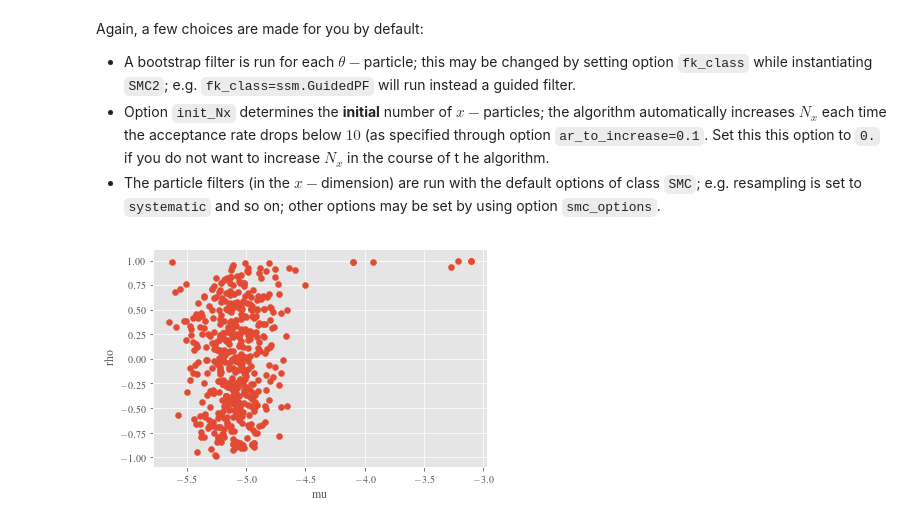
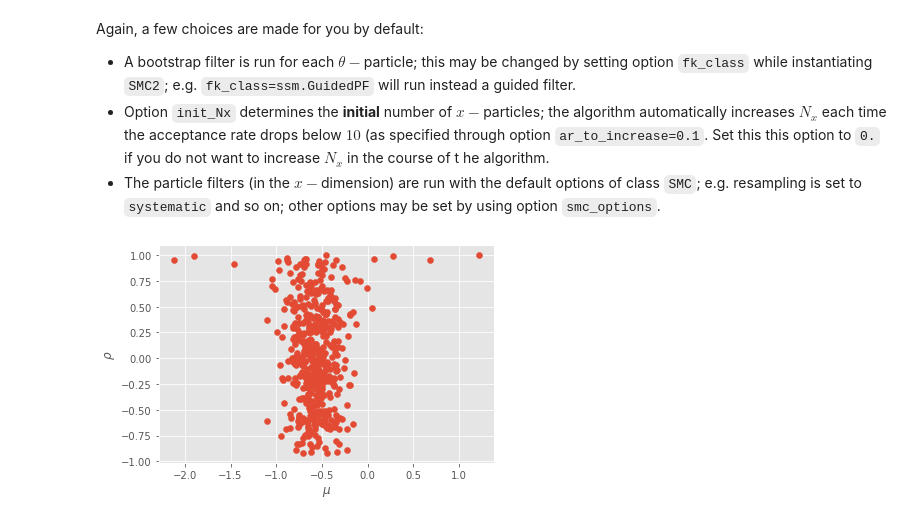
Before and after one commit to nchopin/particles, a Jupyter notebook: docs/source/notebooks/Bayes_estimation_ssm.ipynb, the cells around one changed output. Drawn from its saved outputs; the diff is of its cells as text; code cells hidden in the pictures.

```diff
--- a/docs/source/notebooks/Bayes_estimation_ssm.ipynb
+++ b/docs/source/notebooks/Bayes_estimation_ssm.ipynb
@@ -107,11 +106,11 @@ We mentioned in the basic tutorial that `StochVol` represents the parameteric cl
 Let's try first PMMH. This is a Metropolis-Hastings algorithm that samples from the posterior of parameter $\theta$ (given the data). However, since the corresponding likelihood is intractable, each iteration of PMMH runs a particle filter that approximates it.
 # %%
 from particles import mcmc
+from particles import datasets as dts  # real datasets available in the package
 
 # real data
-raw_data = np.loadtxt('../../../datasets/GBP_vs_USD_9798.txt', skiprows=2, usecols=(3,), comments='(C)')
-full_data = np.diff(np.log(raw_data))
-data = full_data[:50]
+T = 50
+data = dts.GBP_vs_USD_9798().data[:T]
 
 my_pmmh = mcmc.PMMH(ssm_cls=StochVol, prior=my_prior, data=data, Nx=200,
                     niter=1000)
@@ -214,7 +213,7 @@ Again, a few choices are made for you by default:
 * The particle filters (in the $x-$dimension) are run with the default options of class `SMC`; e.g. resampling is set to `systematic` and so on; other options may be set by using option `smc_options`.
 # %%
 plt.scatter(alg_smc2.X.theta['mu'], alg_smc2.X.theta['rho'])
-plt.xlabel('mu')
-plt.ylabel('rho');
+plt.xlabel(r'$\mu$')
+plt.ylabel(r'$\rho$');
 # %% [output]
-[figure, old version]
+[figure, new version]
```
Also changed, not shown: parts of 6 cells of this notebook, 21 other files.
